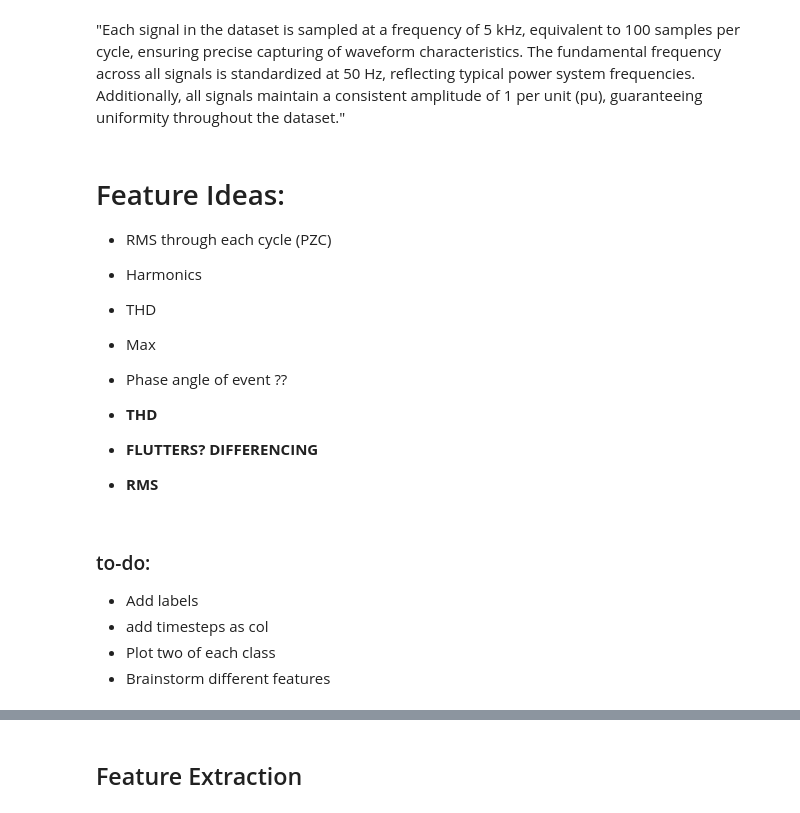
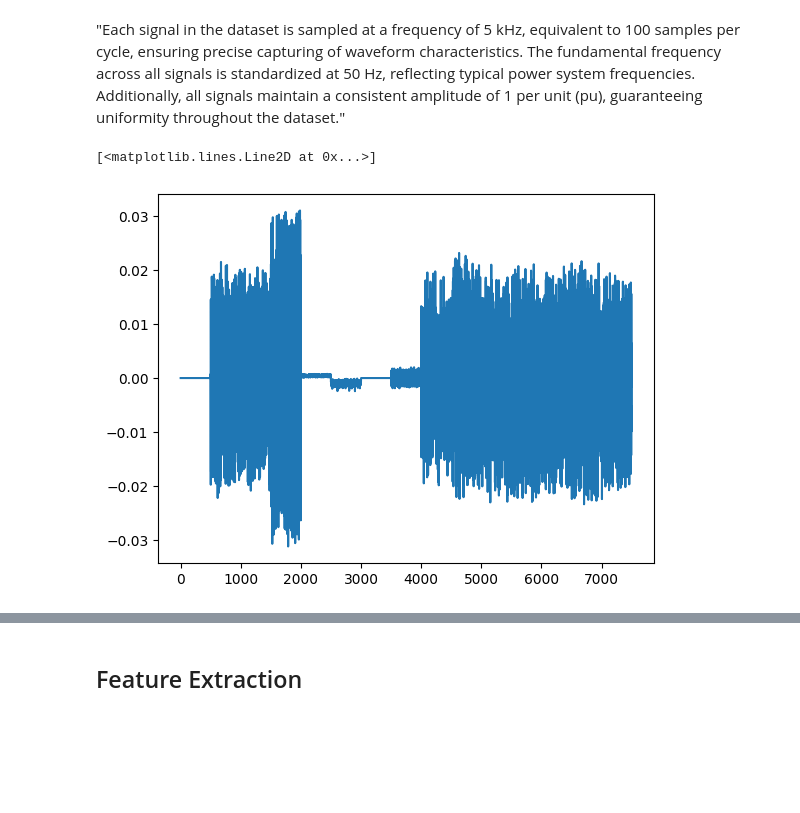
Before and after one commit to oconnord12/EE_234_Final_Project, a Jupyter notebook: PQD_EDA.ipynb, the cells around one changed output, grey strips where cells are left out. Drawn from its saved outputs; the diff is of its cells as text; code cells hidden in the pictures; blank space fills up the shorter version.

```diff
--- a/PQD_EDA.ipynb
+++ b/PQD_EDA.ipynb
@@ -114,24 +127,15 @@ plt.show()
 # %% [markdown]
 "Each signal in the dataset is sampled at a frequency of 5 kHz, equivalent to 100 samples per cycle, ensuring precise capturing of waveform characteristics. The fundamental frequency across all signals is standardized at 50 Hz, reflecting typical power system frequencies. Additionally, all signals maintain a consistent amplitude of 1 per unit (pu), guaranteeing uniformity throughout the dataset."
-# %% [markdown]
-# Feature Ideas:
-- RMS through each cycle (PZC)
-- Harmonics
-- THD
-- Max
-- Phase angle of event ??
-
-
-
-- **THD**
-- **FLUTTERS? DIFFERENCING**
-- **RMS**
-# %% [markdown]
-### to-do:
-- Add labels
-- add timesteps as col
-- Plot two of each class
-- Brainstorm different features
+# %%
+#checking to see if DC offset
+
+DC = np.mean(data_array, axis=1)
+plt.plot(DC)
+
+#nothing significant
+# %% [output]
+[<matplotlib.lines.Line2D at 0x...>]
+[figure, added]
 # %%
 df.shape
 # %% [output]
```
Also changed, not shown: parts of 37 cells of this notebook.
